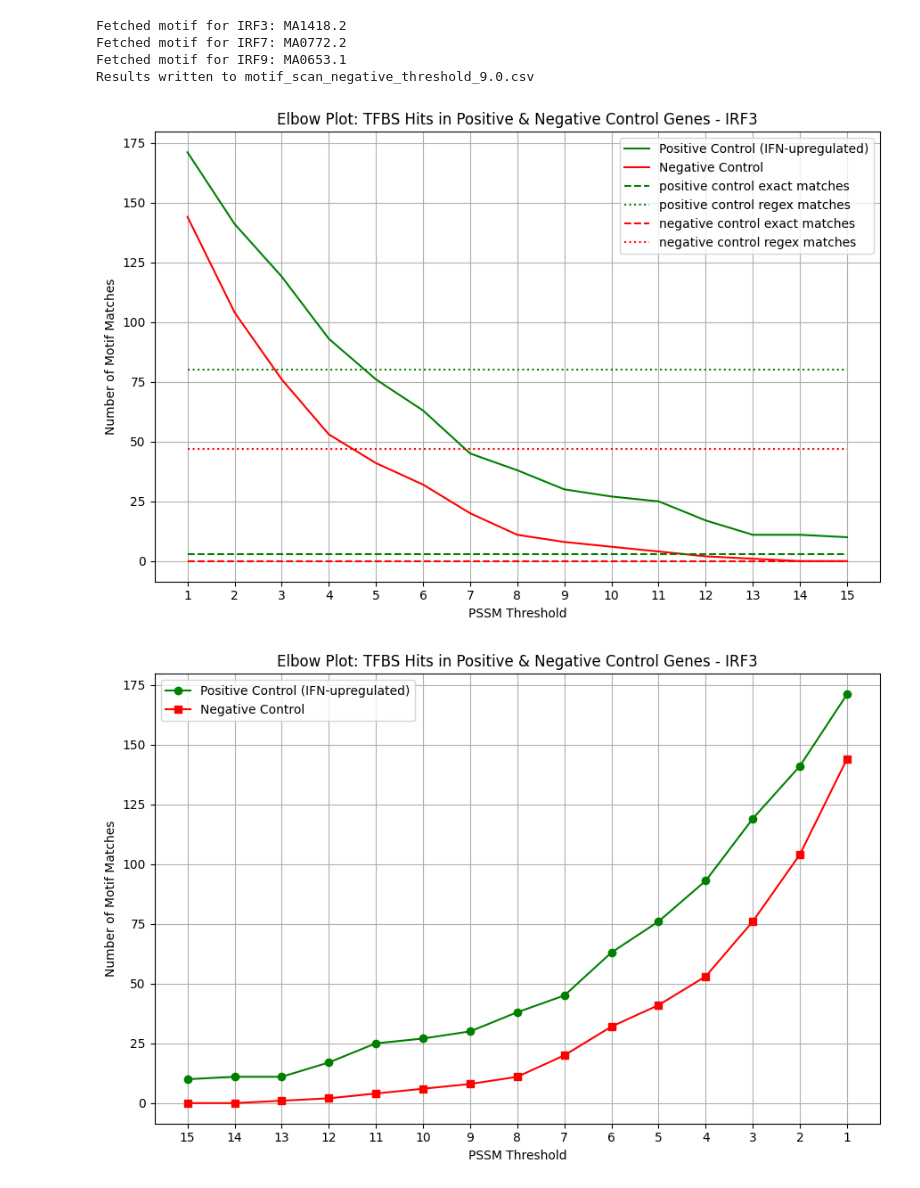
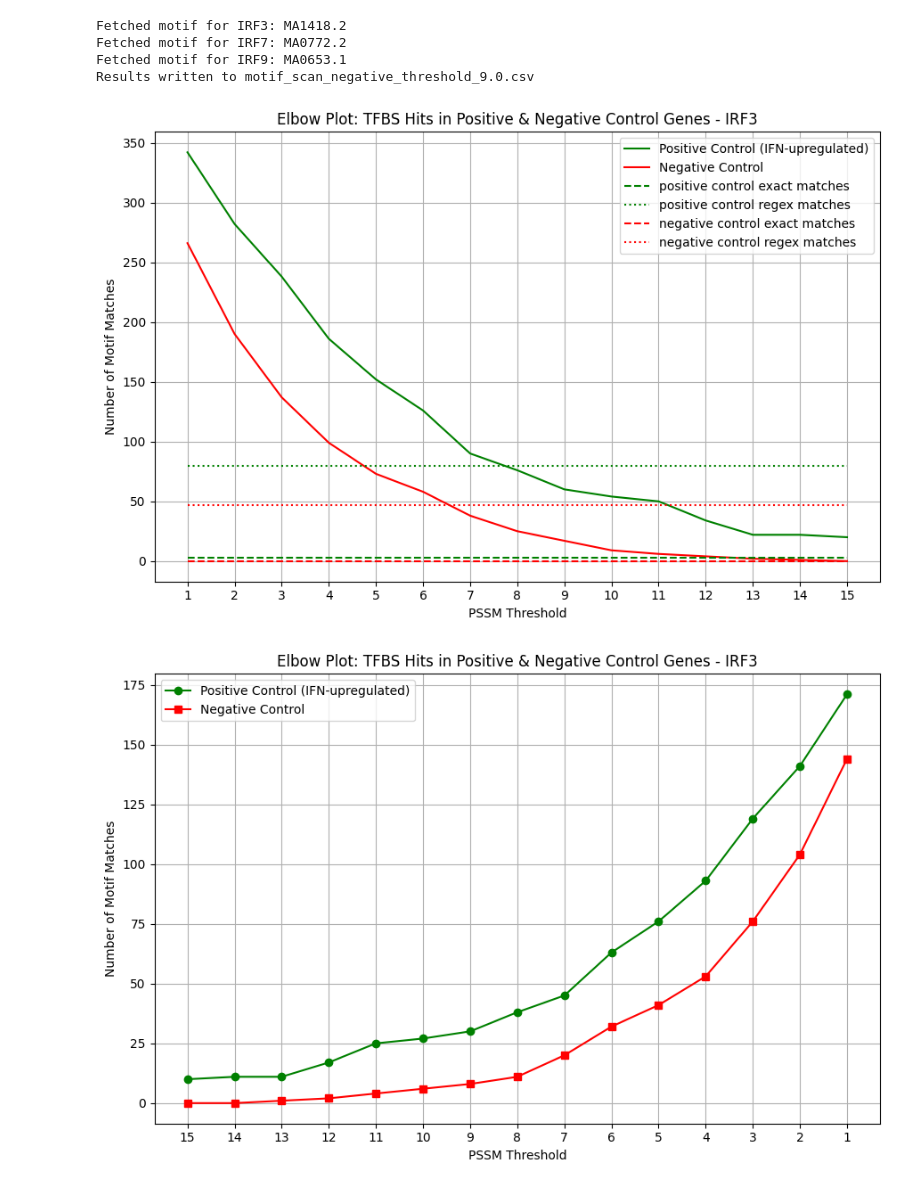
Before and after one commit to Emily3005250/TFBS-explorer, a Jupyter notebook: scripts/TFBS_explorer_human.ipynb, the cells around one changed output. Drawn from its saved outputs; the diff is of its cells as text; code cells hidden in the pictures.

Commit message:
update the folder path

```diff
--- a/scripts/TFBS_explorer_human.ipynb
+++ b/scripts/TFBS_explorer_human.ipynb
@@ -723,8 +745,8 @@ import matplotlib.pyplot as plt
 import os
 
 # Define base paths
-positive_path = "/Users/sang/bioinformatics_msc_project_2025/TFBS-explorer-8/TFBS-explorer/outputs/positive_IRF3"
-negative_path = "/Users/sang/bioinformatics_msc_project_2025/TFBS-explorer-8/TFBS-explorer/outputs/negative_IRF3"
+positive_path = "/Users/sang/bioinformatics_msc_project_2025/TFBS-explorer-9/outputs/positive_IRF3"
+negative_path = "/Users/sang/bioinformatics_msc_project_2025/TFBS-explorer-9/outputs/negative_IRF3"
 
 # Thresholds to evaluate
 thresholds = range(1, 16)
@@ -744,34 +766,34 @@ for threshold in thresholds:
         pos_hits.append(0)
 
     # Negative control output files
     neg_file = os.path.join(negative_path, f"neg_scan_jaspar_{threshold}.0.csv")
     if os.path.exists(neg_file):
         df_neg = pd.read_csv(neg_file)
         neg_hits.append(len(df_neg))
     else:
         neg_hits.append(0)
 
 # Plot both lines
 plt.figure(figsize=(9, 6))
 plt.plot(thresholds, pos_hits, linestyle = '-',label="Positive Control (IFN-upregulated)", color="green")
 plt.plot(thresholds, neg_hits, linestyle = '-', label="Negative Control", color="red")
 #plt.axhline(y=10, color='blue', linestyle='-', linewidth=2, label='positive control exact matches')
 plt.plot([1, 15], [3, 3], color='green', linestyle='--', linewidth=1.5, label='positive control exact matches')
 plt.plot([1, 15], [80, 80], color='green', linestyle=':', linewidth=1.5, label='positive control regex matches')
 
 plt.plot([1, 15], [0, 0], color='red', linestyle='--', linewidth=1.5, label='negative control exact matches')
 plt.plot([1, 15], [47, 47], color='red', linestyle=':', linewidth=1.5, label='negative control regex matches')
 
 plt.xlabel("PSSM Threshold")
 plt.ylabel("Number of Motif Matches")
 plt.title("Elbow Plot: TFBS Hits in Positive & Negative Control Genes - IRF3")
 plt.xticks(thresholds)
 plt.grid(True)
 plt.legend()
 plt.tight_layout()
 plt.show()
 # %% [output]
-[figure, old version]
+[figure, new version]
 # %%
 import pandas as pd
 import matplotlib.pyplot as plt
```
Also changed, not shown: parts of 2 cells of this notebook.
